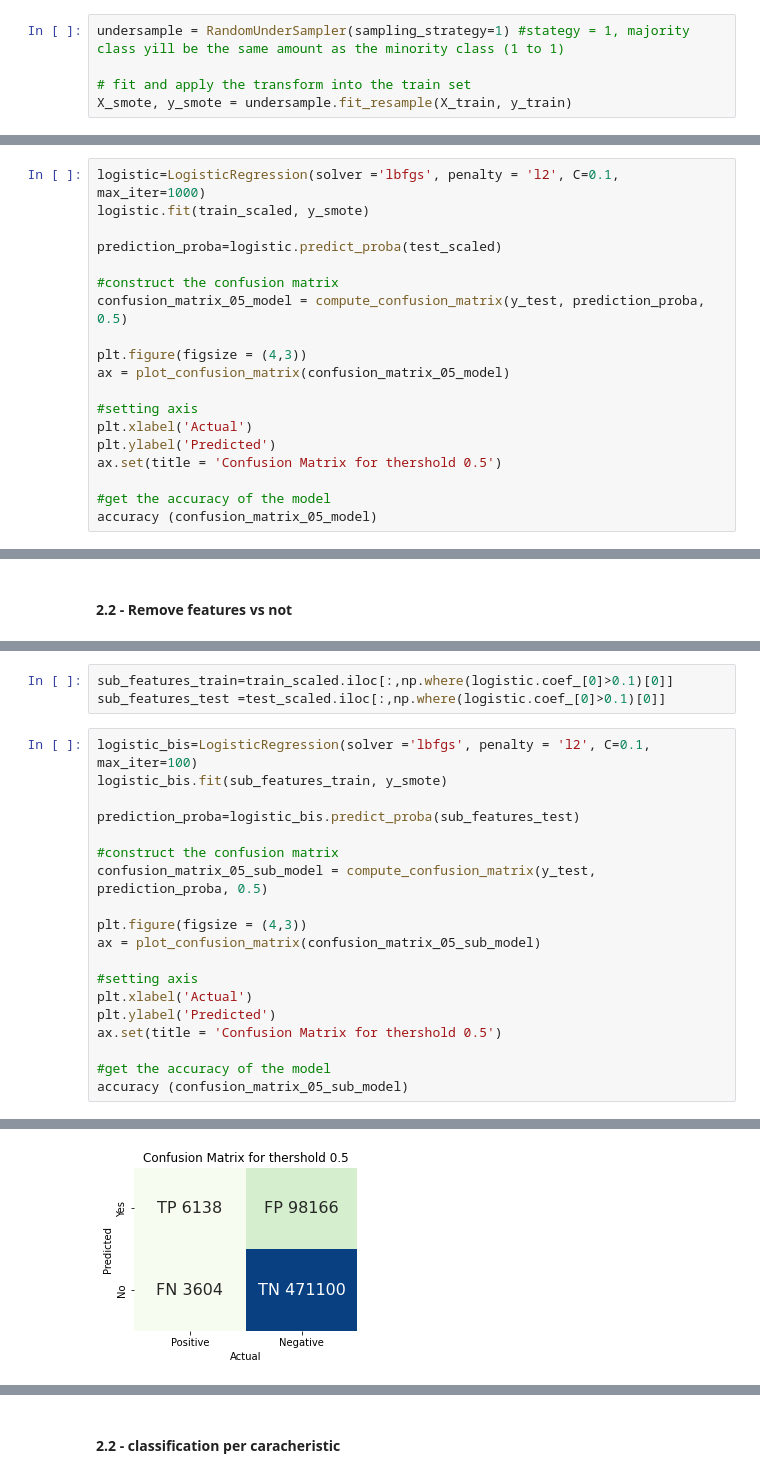
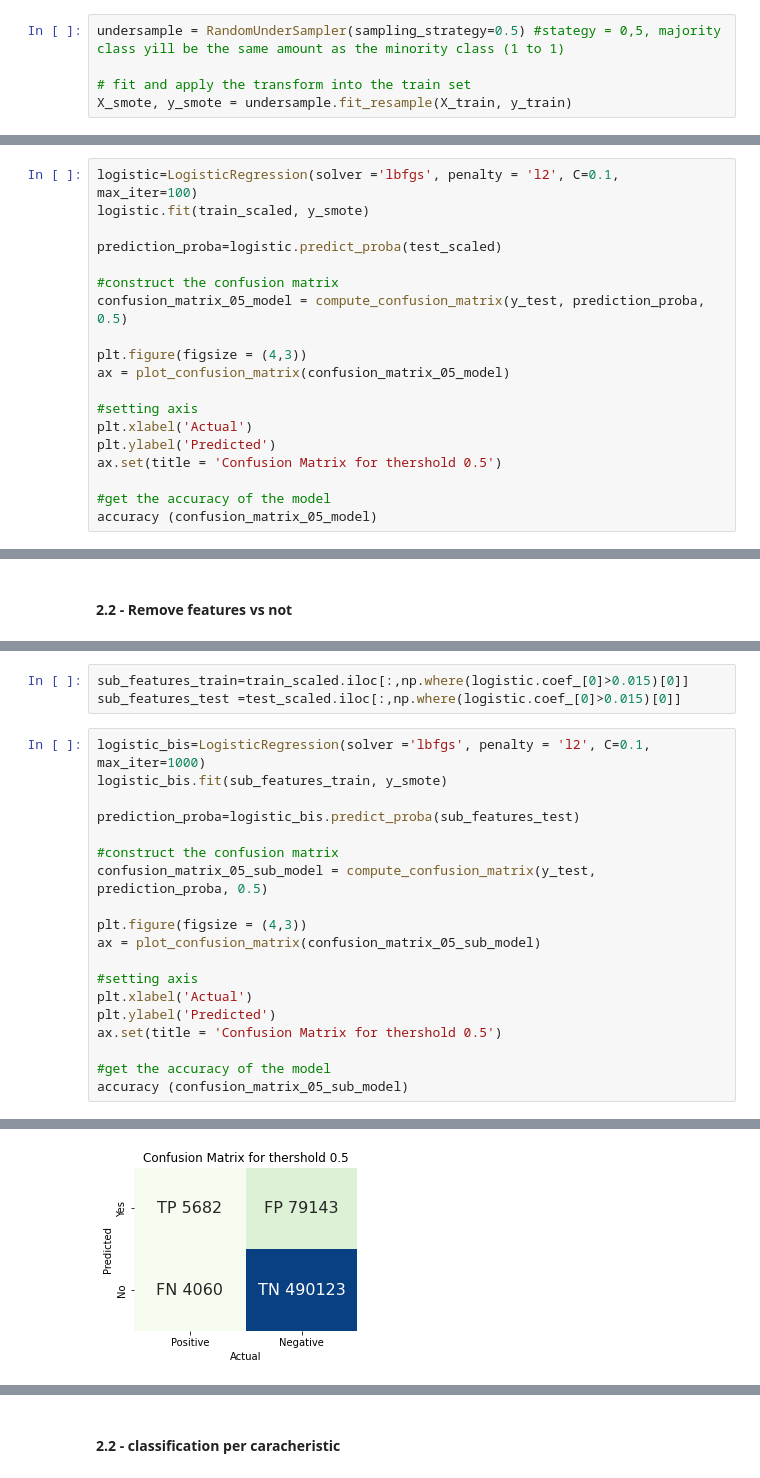
Before and after one commit to epfl-ada/ada-2021-project-avada-kedavra, a Jupyter notebook: classification.ipynb, the cells around one changed output, grey strips where cells are left out. Drawn from its saved outputs; the diff is of its cells as text.

```diff
--- a/classification.ipynb
+++ b/classification.ipynb
@@ -175,7 +177,7 @@ plt.show()
 # %% [markdown]
 As we can see we have an  imbalanced datasets examples where climate speakers are in the minority class. This distribution cause bias in the training dataset and can influence our classification leading some to ignore the minority class entirely. We decided to manage this problem by randomly resampling the training dataset. The two main approaches are to delete examples from the majority class, called undersampling, and to duplicate examples from the minority class, called oversampling. In frame with the dimension of our dataset we decided to go with undersamplig.
 # %%
-undersample = RandomUnderSampler(sampling_strategy=1) #stategy = 1, majority class yill be the same amount as the minority class (1 to 1)
+undersample = RandomUnderSampler(sampling_strategy=0.5) #stategy = 0,5, majority class yill be the same amount as the minority class (1 to 1)
 
 # fit and apply the transform into the train set
 X_smote, y_smote = undersample.fit_resample(X_train, y_train)
@@ -363,7 +366,7 @@ KeyboardInterrupt:
 # %% [markdown]
 ## *Let's see the result !*
 # %%
-logistic=LogisticRegression(solver ='lbfgs', penalty = 'l2', C=0.1, max_iter=1000)
+logistic=LogisticRegression(solver ='lbfgs', penalty = 'l2', C=0.1, max_iter=100)
 logistic.fit(train_scaled, y_smote)
 
 prediction_proba=logistic.predict_proba(test_scaled)
@@ -395,8 +398,8 @@ features_imp (X_smote.columns, logistic.coef_[0])
 # %%
-sub_features_train=train_scaled.iloc[:,np.where(logistic.coef_[0]>0.1)[0]]
-sub_features_test =test_scaled.iloc[:,np.where(logistic.coef_[0]>0.1)[0]]
+sub_features_train=train_scaled.iloc[:,np.where(logistic.coef_[0]>0.015)[0]]
+sub_features_test =test_scaled.iloc[:,np.where(logistic.coef_[0]>0.015)[0]]
 # %%
-logistic_bis=LogisticRegression(solver ='lbfgs', penalty = 'l2', C=0.1, max_iter=100)
+logistic_bis=LogisticRegression(solver ='lbfgs', penalty = 'l2', C=0.1, max_iter=1000)
 logistic_bis.fit(sub_features_train, y_smote)
 
 prediction_proba=logistic_bis.predict_proba(sub_features_test)
@@ -421,4 +424,4 @@ For the negative case, the precision is 0.992, the recall is 0.828 and the F1 sc
-[figure, old version]
+[figure, new version]
 # %%
 features_imp (sub_features_train.columns, logistic_bis.coef_[0])
 # %% [output]
```
Also changed, not shown: parts of 18 cells of this notebook.
